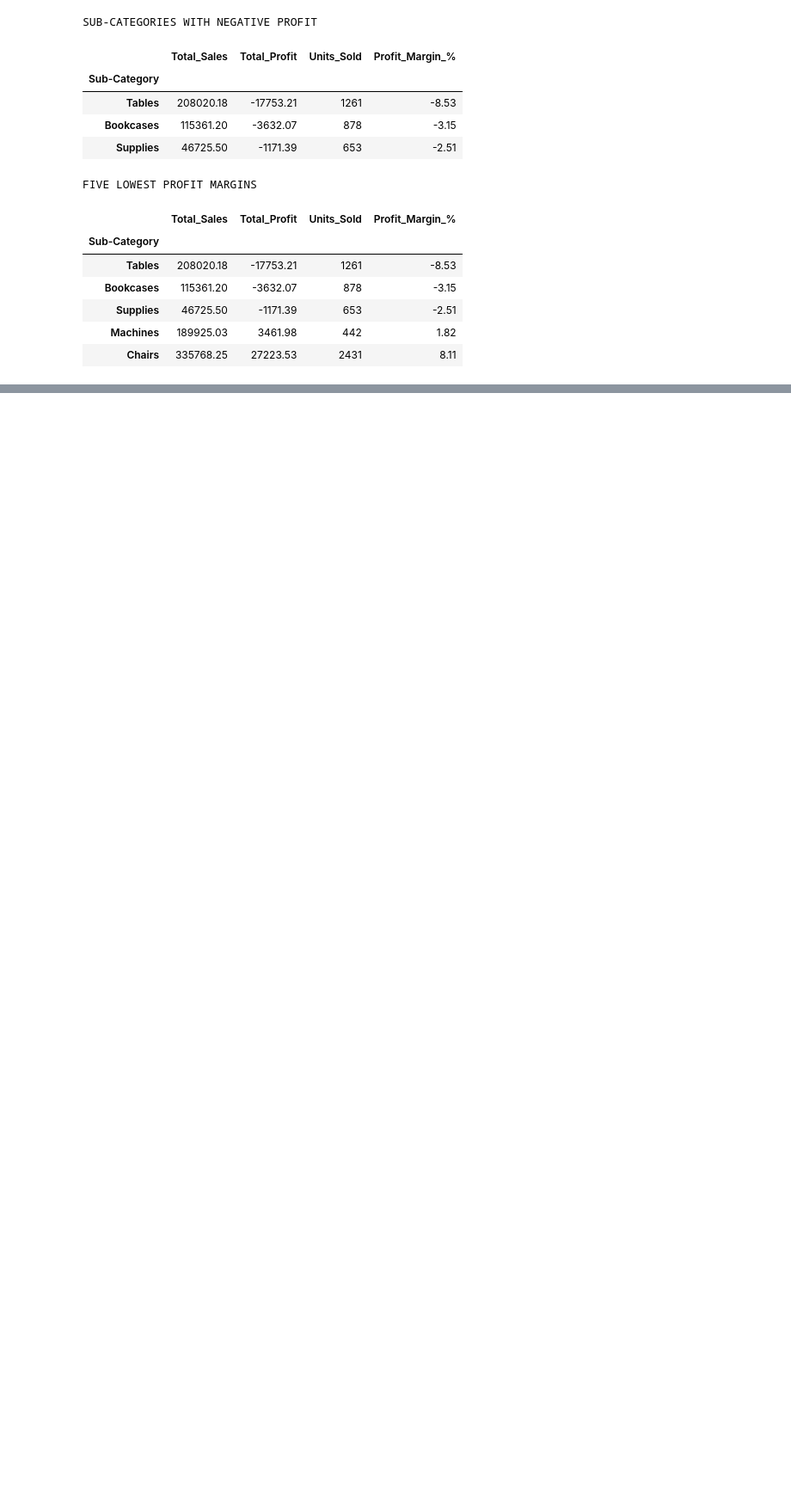
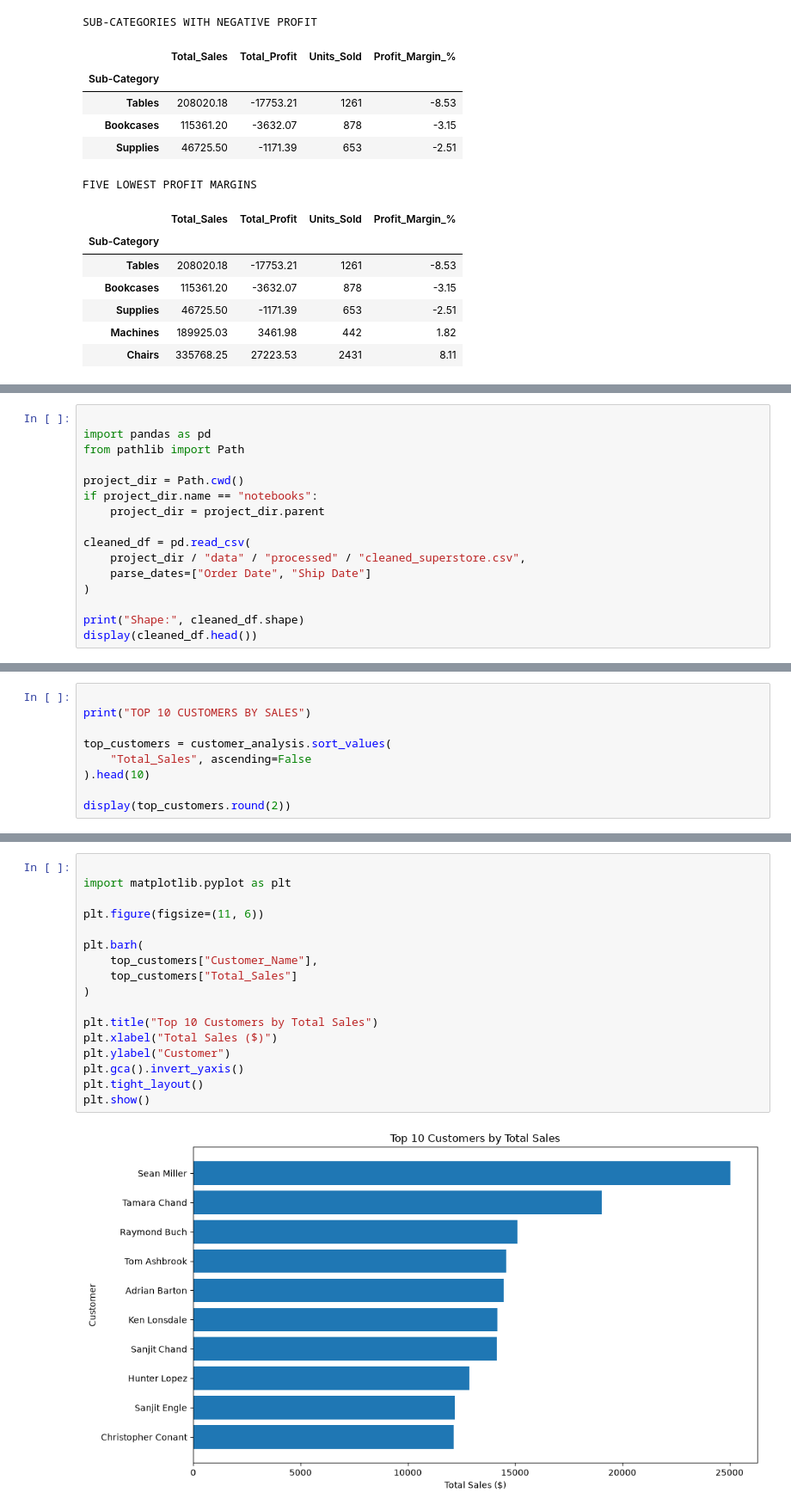
Before and after one commit to kumaridipika928-dot/ecommerce-sales-analytics, a Jupyter notebook: notebooks/02_sales_eda.ipynb, the cells around one changed output, grey strips where cells are left out. Shown at 86% size. Cells and saved outputs as stored; diff of their text form; blank space fills up the shorter version.

```diff
--- a/notebooks/02_sales_eda.ipynb
+++ b/notebooks/02_sales_eda.ipynb
@@ -1571,0 +1683,16 @@ FIVE LOWEST PROFIT MARGINS
+# %%
+
+import pandas as pd
+from pathlib import Path
+
+project_dir = Path.cwd()
+if project_dir.name == "notebooks":
+    project_dir = project_dir.parent
+
+cleaned_df = pd.read_csv(
+    project_dir / "data" / "processed" / "cleaned_superstore.csv",
+    parse_dates=["Order Date", "Ship Date"]
+)
+
+print("Shape:", cleaned_df.shape)
+display(cleaned_df.head())
@@ -1571,0 +1815,9 @@ FIVE LOWEST PROFIT MARGINS
+# %%
+
+print("TOP 10 CUSTOMERS BY SALES")
+
+top_customers = customer_analysis.sort_values(
+    "Total_Sales", ascending=False
+).head(10)
+
+display(top_customers.round(2))
@@ -1571,0 +1837,19 @@ FIVE LOWEST PROFIT MARGINS
+# %%
+
+import matplotlib.pyplot as plt
+
+plt.figure(figsize=(11, 6))
+
+plt.barh(
+    top_customers["Customer_Name"],
+    top_customers["Total_Sales"]
+)
+
+plt.title("Top 10 Customers by Total Sales")
+plt.xlabel("Total Sales ($)")
+plt.ylabel("Customer")
+plt.gca().invert_yaxis()
+plt.tight_layout()
+plt.show()
+# %% [output]
+[figure, added]
```
Also changed, not shown: parts of 29 cells of this notebook, 2 other files.
